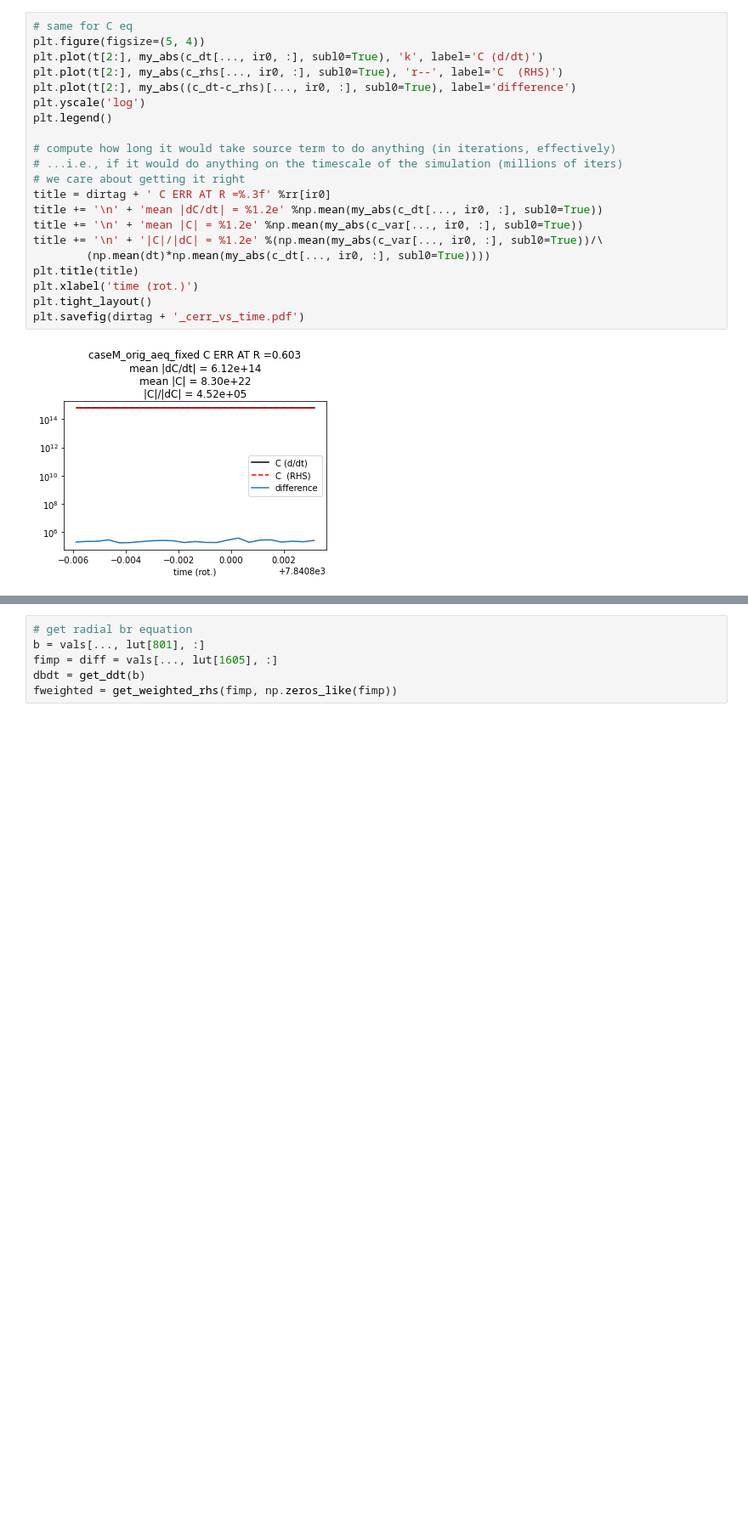
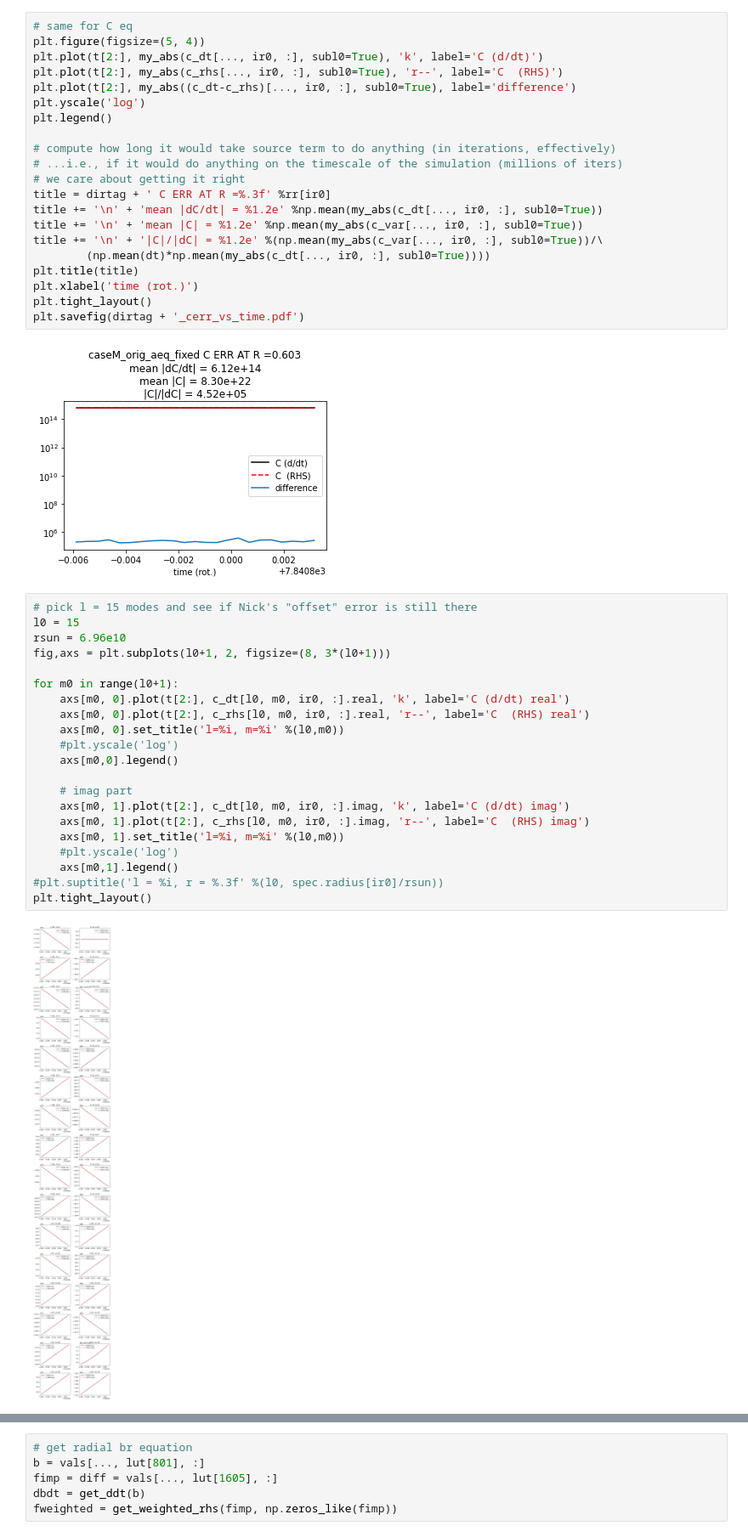
Before and after one commit to illorenzo7/sf_test, a Jupyter notebook: induction_sf2.ipynb, the cells around one changed output, grey strips where cells are left out. Shown at 85% size. Saved outputs shown, nothing was run; the diff lists cells and outputs as text; blank space fills up the shorter version.

Commit message:
code to test Nick's shift error

```diff
--- a/induction_sf2.ipynb
+++ b/induction_sf2.ipynb
@@ -308,3 +308,26 @@ plt.tight_layout()
 plt.savefig(dirtag + '_cerr_vs_time.pdf')
 # %% [output]
 [figure]
+# %%
+# pick l = 15 modes and see if Nick's "offset" error is still there
+l0 = 15
+rsun = 6.96e10
+fig,axs = plt.subplots(l0+1, 2, figsize=(8, 3*(l0+1)))
+
+for m0 in range(l0+1):
+    axs[m0, 0].plot(t[2:], c_dt[l0, m0, ir0, :].real, 'k', label='C (d/dt) real')
+    axs[m0, 0].plot(t[2:], c_rhs[l0, m0, ir0, :].real, 'r--', label='C  (RHS) real')
+    axs[m0, 0].set_title('l=%i, m=%i' %(l0,m0))
+    #plt.yscale('log')
+    axs[m0,0].legend()
+
+    # imag part
+    axs[m0, 1].plot(t[2:], c_dt[l0, m0, ir0, :].imag, 'k', label='C (d/dt) imag')
+    axs[m0, 1].plot(t[2:], c_rhs[l0, m0, ir0, :].imag, 'r--', label='C  (RHS) imag')
+    axs[m0, 1].set_title('l=%i, m=%i' %(l0,m0))
+    #plt.yscale('log')
+    axs[m0,1].legend()
+#plt.suptitle('l = %i, r = %.3f' %(l0, spec.radius[ir0]/rsun))
+plt.tight_layout()
+# %% [output]
+[figure, added]
```
Also changed, not shown: parts of 1 cell of this notebook, 8 other files.
